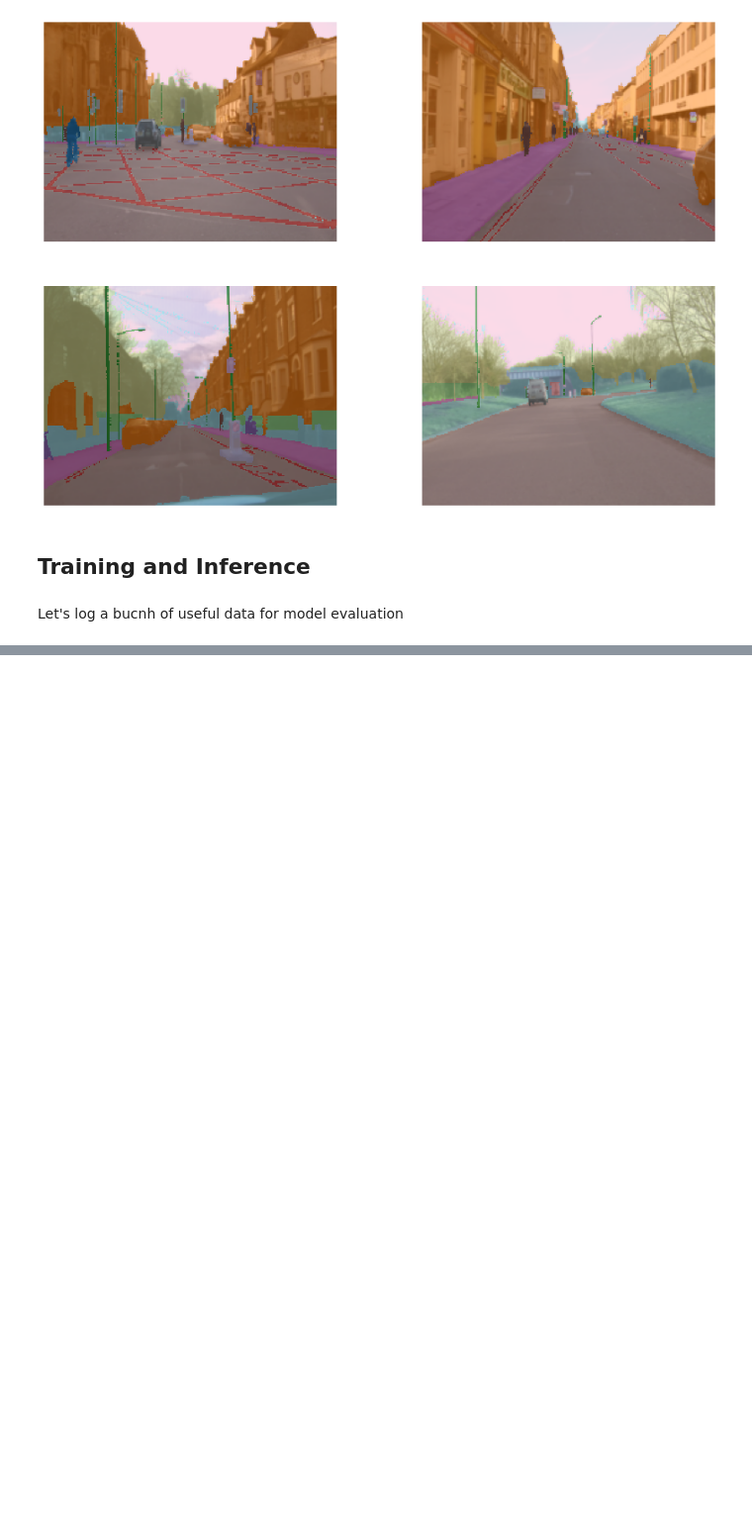
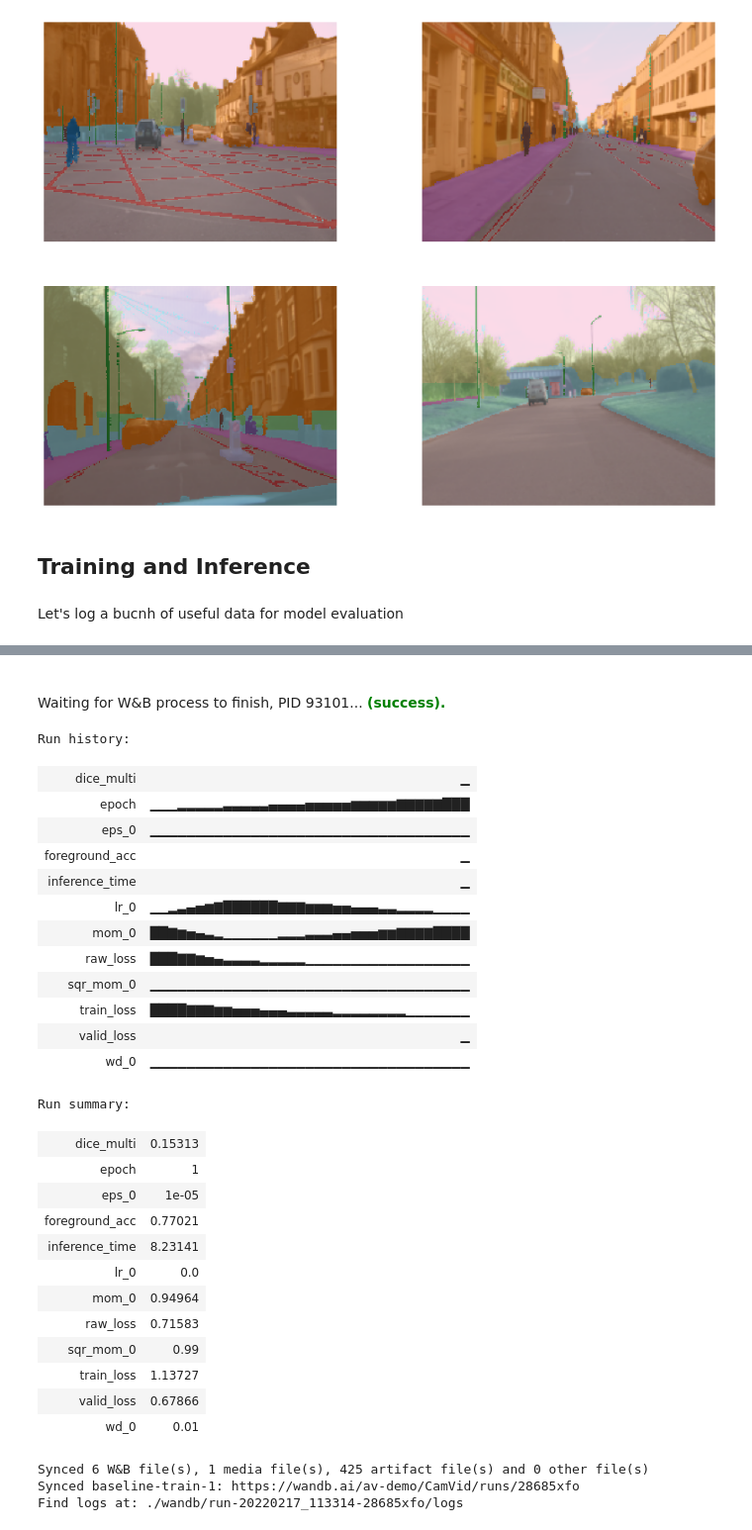
Before and after one commit to soumik12345/Wandb-Status-Report-Template, a Jupyter notebook: 02_semantic_segmentation.ipynb, the cells around one changed output, grey strips where cells are left out. Shown at 99% size. Drawn from its saved outputs; the diff is of its cells as text; code cells hidden in the pictures; blank space fills up the shorter version.

Commit message:
working training nb

```diff
--- a/02_semantic_segmentation.ipynb
+++ b/02_semantic_segmentation.ipynb
@@ -336,0 +320,33 @@ run.finish()
+# %%
+wandb.finish()
+# %% [output]
+Waiting for W&B process to finish, PID 93101... (success).
+Run history:
+| dice_multi | ▁ |
+| epoch | ▁▁▁▂▂▂▂▂▃▃▃▃▃▄▄▄▄▅▅▅▅▅▆▆▆▆▆▇▇▇▇▇███ |
+| eps_0 | ▁▁▁▁▁▁▁▁▁▁▁▁▁▁▁▁▁▁▁▁▁▁▁▁▁▁▁▁▁▁▁▁▁▁▁ |
+| foreground_acc | ▁ |
+| inference_time | ▁ |
+| lr_0 | ▁▁▂▃▄▅▆▇██████▇▇▇▆▆▆▅▅▄▄▄▃▃▂▂▂▂▁▁▁▁ |
+| mom_0 | ██▇▆▅▄▃▂▁▁▁▁▁▁▂▂▂▃▃▃▄▄▅▅▅▆▆▇▇▇▇████ |
+| raw_loss | ███▇▇▆▅▄▃▃▃▃▂▂▂▂▂▁▁▁▁▁▁▁▁▁▁▁▁▁▁▁▁▁▁ |
+| sqr_mom_0 | ▁▁▁▁▁▁▁▁▁▁▁▁▁▁▁▁▁▁▁▁▁▁▁▁▁▁▁▁▁▁▁▁▁▁▁ |
+| train_loss | ████▇▇▇▆▆▅▅▅▄▄▄▃▃▃▃▃▂▂▂▂▂▂▂▂▁▁▁▁▁▁▁ |
+| valid_loss | ▁ |
+| wd_0 | ▁▁▁▁▁▁▁▁▁▁▁▁▁▁▁▁▁▁▁▁▁▁▁▁▁▁▁▁▁▁▁▁▁▁▁ |
+Run summary:
+| dice_multi | 0.15313 |
+| epoch | 1 |
+| eps_0 | 1e-05 |
+| foreground_acc | 0.77021 |
+| inference_time | 8.23141 |
+| lr_0 | 0.0 |
+| mom_0 | 0.94964 |
+| raw_loss | 0.71583 |
+| sqr_mom_0 | 0.99 |
+| train_loss | 1.13727 |
+| valid_loss | 0.67866 |
+| wd_0 | 0.01 |
+Synced 6 W&B file(s), 1 media file(s), 425 artifact file(s) and 0 other file(s)
+Synced baseline-train-1: https://wandb.ai/av-demo/CamVid/runs/28685xfo
+Find logs at: ./wandb/run-20220217_113314-28685xfo/logs
```
Also changed, not shown: parts of 43 cells of this notebook, 2 other files.
